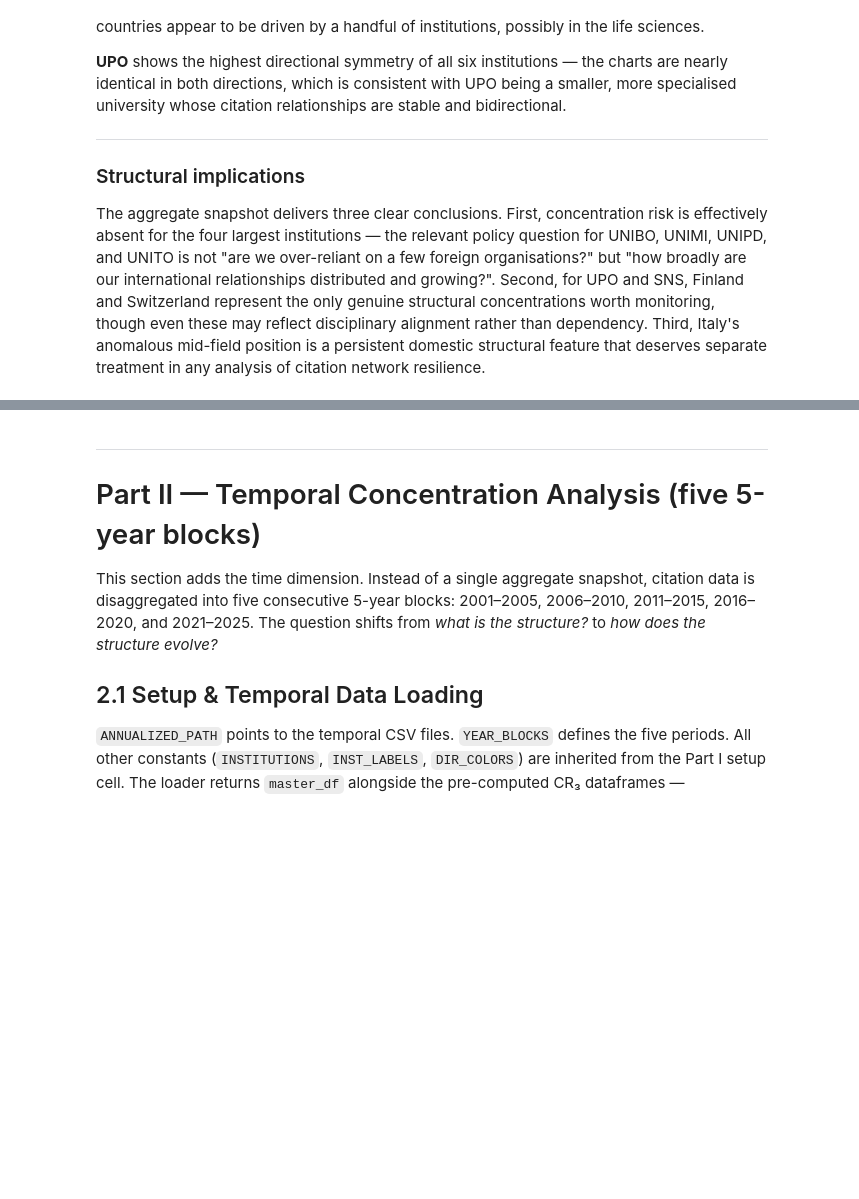
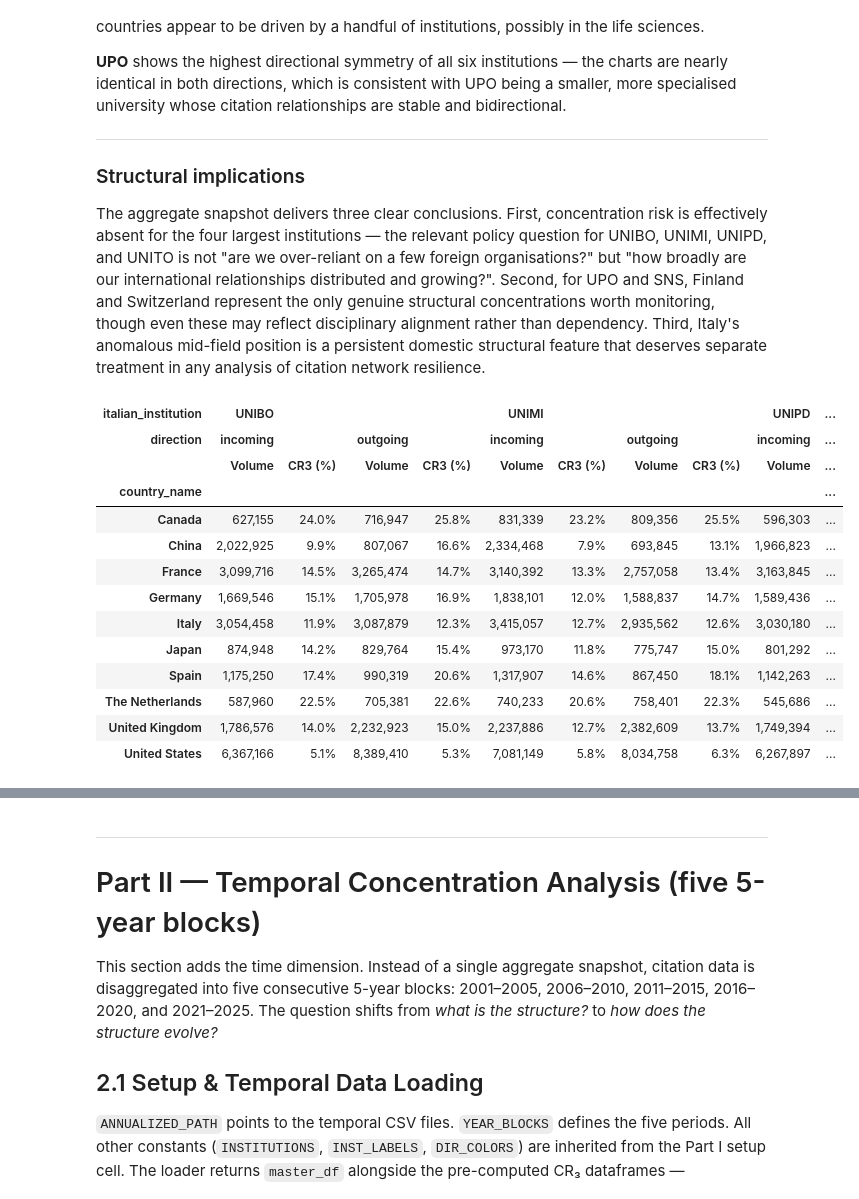
Before and after one commit to open-sci/2025-2026, a Jupyter notebook: bloom/map_of_italian_science/data_viz/countries_organisations_analysis.ipynb, the cells around one changed output, grey strips where cells are left out. Saved outputs shown, nothing was run; the diff lists cells and outputs as text; code cells hidden in the pictures; blank space fills up the shorter version.

```diff
--- a/bloom/map_of_italian_science/data_viz/countries_organisations_analysis.ipynb
+++ b/bloom/map_of_italian_science/data_viz/countries_organisations_analysis.ipynb
@@ -370,3 +380,88 @@ Beyond the volume shift, a few direction-specific differences are visible:
 ### Structural implications
 
 The aggregate snapshot delivers three clear conclusions. First, concentration risk is effectively absent for the four largest institutions — the relevant policy question for UNIBO, UNIMI, UNIPD, and UNITO is not "are we over-reliant on a few foreign organisations?" but "how broadly are our international relationships distributed and growing?". Second, for UPO and SNS, Finland and Switzerland represent the only genuine structural concentrations worth monitoring, though even these may reflect disciplinary alignment rather than dependency. Third, Italy's anomalous mid-field position is a persistent domestic structural feature that deserves separate treatment in any analysis of citation network resilience.
+# %%
+def generate_concentration_matrix(incoming_df, outgoing_df, top_n_countries=10):
+    """
+    Builds a summary table comparing citation volume and CR3 concentration
+    for the top global countries across all six institutions.
+    """
+    # 1. Combine incoming and outgoing datasets with structural identifiers
+    incoming_df = incoming_df.copy()
+    incoming_df['direction'] = 'incoming'
+
+    outgoing_df = outgoing_df.copy()
+    outgoing_df['direction'] = 'outgoing'
+
+    df_combined = pd.concat([incoming_df, outgoing_df], ignore_index=True)
+
+    # 2. Extract the overall most prolific countries based on global mass to populate the rows
+    global_country_mass = (
+        df_combined.groupby('country_name')['total_country_citations']
+        .sum()
+        .sort_values(ascending=False)
+        .index[:top_n_countries]
+    )
+
+    # Filter for just these top globally relevant countries
+    df_filtered = df_combined[df_combined['country_name'].isin(global_country_mass)].copy()
+
+    # 3. Pivot the table so that columns represent [Institution -> Direction -> Metric]
+    # We slice both 'total_country_citations' (Volume) and 'CR_3' (Concentration)
+    matrix_pivot = df_filtered.pivot_table(
+        index=['country_name'],
+        columns=['italian_institution', 'direction'],
+        values=['total_country_citations', 'CR_3'],
+        aggfunc='first'
+    )
+
+    # 4. Reorder MultiIndex layers to ensure clean reading: Institution -> Direction -> Metric
+    matrix_pivot = matrix_pivot.reorder_levels([1, 2, 0], axis=1)
+
+    # Sort the column names logically by institution and direction
+    sorted_cols = []
+    for inst in ["UNIBO", "UNIMI", "UNIPD", "UNITO", "UPO", "SNS"]:
+        for d in ["incoming", "outgoing"]:
+            sorted_cols.extend([
+                (inst, d, 'total_country_citations'),
+                (inst, d, 'CR_3')
+            ])
+
+    matrix_pivot = matrix_pivot.reindex(columns=sorted_cols).fillna(0)
+
+    # 5. Clean up column label titles for presentation output
+    col_rename_map = {
+        'total_country_citations': 'Volume',
+        'CR_3': 'CR3 (%)'
+    }
+    matrix_pivot = matrix_pivot.rename(columns=col_rename_map, level=2)
+
+    return matrix_pivot
+
+# Run the utility function to generate the presentation slice
+concentration_table = generate_concentration_matrix(static_incoming_cr_df, static_outgoing_cr_df)
+
+# Optional formatting to convert float decimals into integer strings for easier scanning
+formatted_table = concentration_table.copy()
+for col in formatted_table.columns:
+    if 'CR3' in col[2]:
+        formatted_table[col] = formatted_table[col].map(lambda x: f"{round(x, 1)}%")
+    else:
+        formatted_table[col] = formatted_table[col].map(lambda x: f"{int(x):,}")
+
+formatted_table
+# %% [output]
+| italian_institution | UNIBO |  |  |  | UNIMI |  |  |  | UNIPD | ... |
+| direction | incoming |  | outgoing |  | incoming |  | outgoing |  | incoming | ... |
+|  | Volume | CR3 (%) | Volume | CR3 (%) | Volume | CR3 (%) | Volume | CR3 (%) | Volume | ... |
+| country_name |  |  |  |  |  |  |  |  |  | ... |
+| Canada | 627,155 | 24.0% | 716,947 | 25.8% | 831,339 | 23.2% | 809,356 | 25.5% | 596,303 | ... |
+| China | 2,022,925 | 9.9% | 807,067 | 16.6% | 2,334,468 | 7.9% | 693,845 | 13.1% | 1,966,823 | ... |
+| France | 3,099,716 | 14.5% | 3,265,474 | 14.7% | 3,140,392 | 13.3% | 2,757,058 | 13.4% | 3,163,845 | ... |
+| Germany | 1,669,546 | 15.1% | 1,705,978 | 16.9% | 1,838,101 | 12.0% | 1,588,837 | 14.7% | 1,589,436 | ... |
+| Italy | 3,054,458 | 11.9% | 3,087,879 | 12.3% | 3,415,057 | 12.7% | 2,935,562 | 12.6% | 3,030,180 | ... |
+| Japan | 874,948 | 14.2% | 829,764 | 15.4% | 973,170 | 11.8% | 775,747 | 15.0% | 801,292 | ... |
+| Spain | 1,175,250 | 17.4% | 990,319 | 20.6% | 1,317,907 | 14.6% | 867,450 | 18.1% | 1,142,263 | ... |
+| The Netherlands | 587,960 | 22.5% | 705,381 | 22.6% | 740,233 | 20.6% | 758,401 | 22.3% | 545,686 | ... |
+| United Kingdom | 1,786,576 | 14.0% | 2,232,923 | 15.0% | 2,237,886 | 12.7% | 2,382,609 | 13.7% | 1,749,394 | ... |
+| United States | 6,367,166 | 5.1% | 8,389,410 | 5.3% | 7,081,149 | 5.8% | 8,034,758 | 6.3% | 6,267,897 | ... |
```
Also changed, not shown: parts of 6 cells of this notebook, 1 other file.
